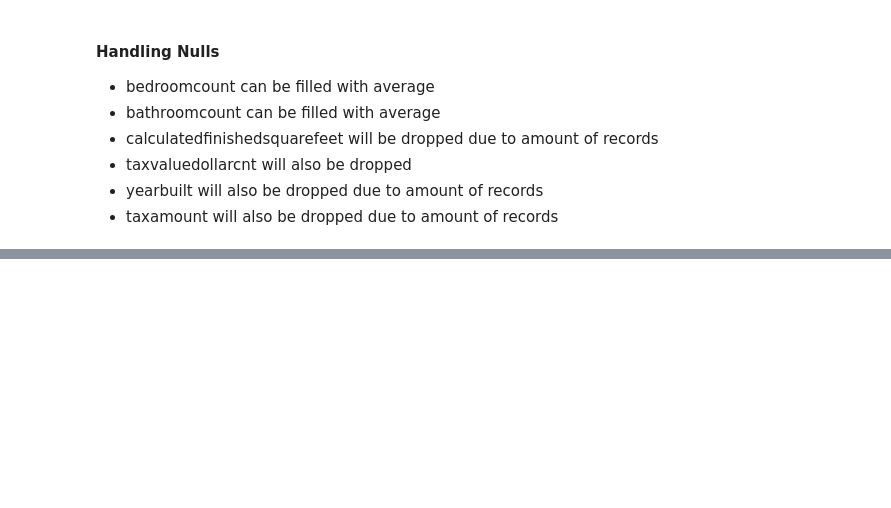
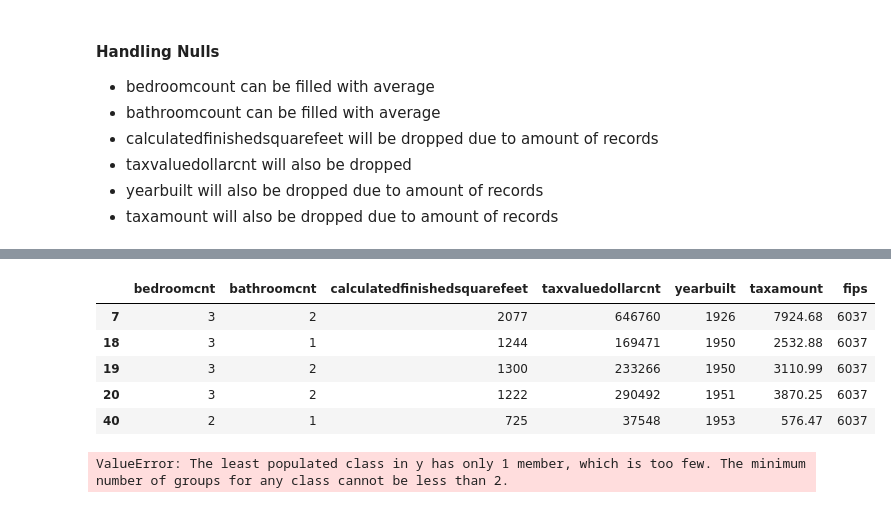
Before and after one commit to wheelerjoshua/regression-exercises, a Jupyter notebook: wrangle.ipynb, the cells around one changed output, grey strips where cells are left out. Cells and saved outputs as stored; diff of their text form; code cells hidden in the pictures; blank space fills up the shorter version.

Commit message:
updated notebook and added wrangle module

```diff
--- a/wrangle.ipynb
+++ b/wrangle.ipynb
@@ -164,0 +268,2 @@ df[df.taxvaluedollarcnt == df.taxvaluedollarcnt.max()]
+# %%
+df = wrangle.get_zillow_data()
@@ -164,0 +279,15 @@ df[df.taxvaluedollarcnt == df.taxvaluedollarcnt.max()]
+# %%
+df = wrangle.prepare(df)
+# %%
+df.head()
+# %% [output]
+|  | bedroomcnt | bathroomcnt | calculatedfinishedsquarefeet | taxvaluedollarcnt | yearbuilt | taxamount | fips |
+| 7 | 3 | 2 | 2077 | 646760 | 1926 | 7924.68 | 6037 |
+| 18 | 3 | 1 | 1244 | 169471 | 1950 | 2532.88 | 6037 |
+| 19 | 3 | 2 | 1300 | 233266 | 1950 | 3110.99 | 6037 |
+| 20 | 3 | 2 | 1222 | 290492 | 1951 | 3870.25 | 6037 |
+| 40 | 2 | 1 | 725 | 37548 | 1953 | 576.47 | 6037 |
+# %%
+train, validate, test = wrangle.split_zillow(df)
+# %% [output]
+ValueError: The least populated class in y has only 1 member, which is too few. The minimum number of groups for any class cannot be less than 2.
```
Also changed, not shown: parts of 20 cells of this notebook, 1 other file.
